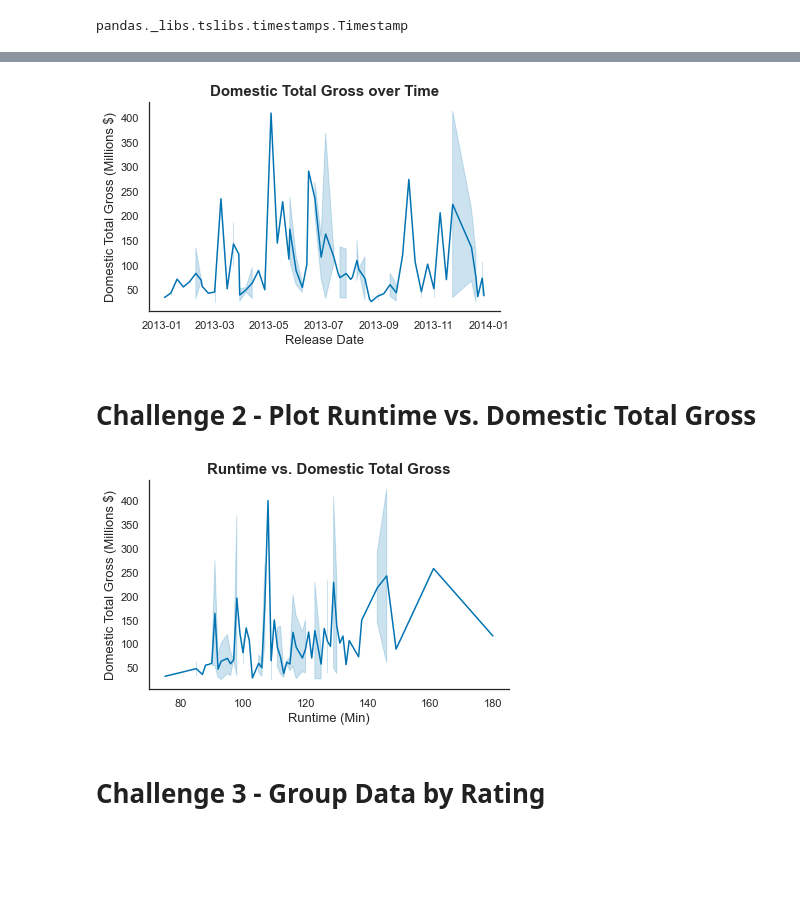
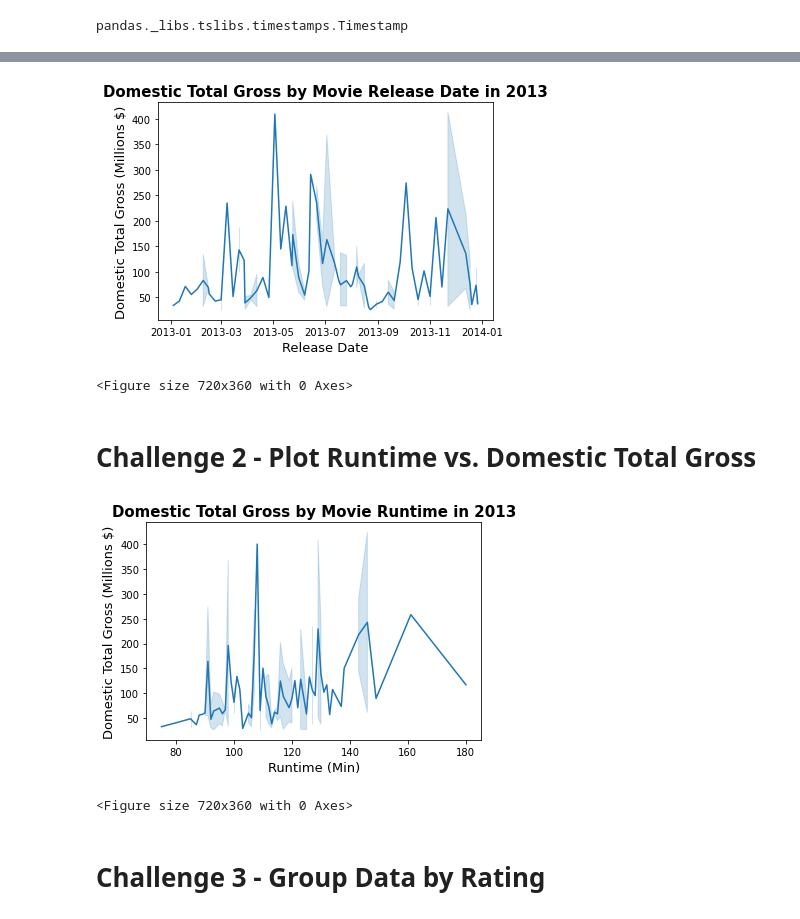
Before and after one commit to eunchanity/davids_repo, a Jupyter notebook: challenges/challenge_3/challenge_set_3_david.ipynb, the cells around one changed output, grey strips where cells are left out. Drawn from its saved outputs; the diff is of its cells as text; code cells hidden in the pictures; blank space fills up the shorter version.

```diff
--- a/challenges/challenge_3/challenge_set_3_david.ipynb
+++ b/challenges/challenge_3/challenge_set_3_david.ipynb
@@ -9,3 +9,16 @@ pd.set_option('display.max_rows', 500)
 pd.set_option('display.max_columns', 500)
 pd.set_option('display.width', 1000)
 movies = pd.read_csv('2013_movies.csv')
+# %%
+#filling in NaN budget values
+movies.loc[6, 'Budget'] = 200000000
+movies.loc[7, 'Budget'] = 191200000
+movies.loc[66, 'Budget'] = 25000000
+movies.loc[67, 'Budget'] = 37000000
+movies.loc[73, 'Budget'] = 5000000
+movies.loc[74, 'Budget'] = 35000000
+movies.loc[78, 'Budget'] = 37000000
+movies.loc[83, 'Budget'] = 20000000
+movies.loc[85, 'Budget'] = 18000000
+movies.loc[86, 'Budget'] = 2500000
+movies.loc[87, 'Budget'] = 30000000
@@ -13,5 +31,6 @@ movies = pd.read_csv('2013_movies.csv')
 # Challenge 1 - Plot Domestic Total Gross over Time
 # %%
 #change releasedate to datetime in order to track time
-movies['ReleaseDate'] =  pd.to_datetime(movies['ReleaseDate'], format="%Y/%m/%d %H:%M:%S")
+movies['ReleaseDate'] = pd.to_datetime(movies['ReleaseDate'],
+                                       format="%Y/%m/%d %H:%M:%S")
 # %%
@@ -44,27 +63,31 @@ movies
 # %%
 release = sns.lineplot(x='ReleaseDate', y='DomesticTotalGross', data=movies)
 release.set_ylabel('Domestic Total Gross (Millions $)', fontsize=13)
 release.set_xlabel('Release Date', fontsize=13)
-release.axes.set_title('Domestic Total Gross over Time',
-                 fontsize=15,
-                 weight='bold')
+release.axes.set_title('Domestic Total Gross by Movie Release Date in 2013',
+                       fontsize=15,
+                       weight='bold')
+plt.figure(figsize=(10, 5))
 sns.despine()
 plt.tight_layout()
 # %% [output]
-[figure, old version]
+[figure, new version]
+<Figure size 720x360 with 0 Axes>
 # %% [markdown]
 # Challenge 2 - Plot Runtime vs. Domestic Total Gross
 # %%
 runtime = sns.lineplot(x='Runtime', y='DomesticTotalGross', data=movies)
 runtime.set_ylabel('Domestic Total Gross (Millions $)', fontsize=13)
 runtime.set_xlabel('Runtime (Min)', fontsize=13)
-runtime.axes.set_title('Runtime vs. Domestic Total Gross',
-                 fontsize=15,
-                 weight='bold')
+runtime.axes.set_title('Domestic Total Gross by Movie Runtime in 2013',
+                       fontsize=15,
+                       weight='bold')
+plt.figure(figsize=(10, 5))
 sns.despine()
 plt.tight_layout()
 # %% [output]
-[figure, old version]
+[figure, new version]
+<Figure size 720x360 with 0 Axes>
 # %% [markdown]
 # Challenge 3 - Group Data by Rating
 # %%
```
Also changed, not shown: parts of 18 cells of this notebook, 1 other file.
